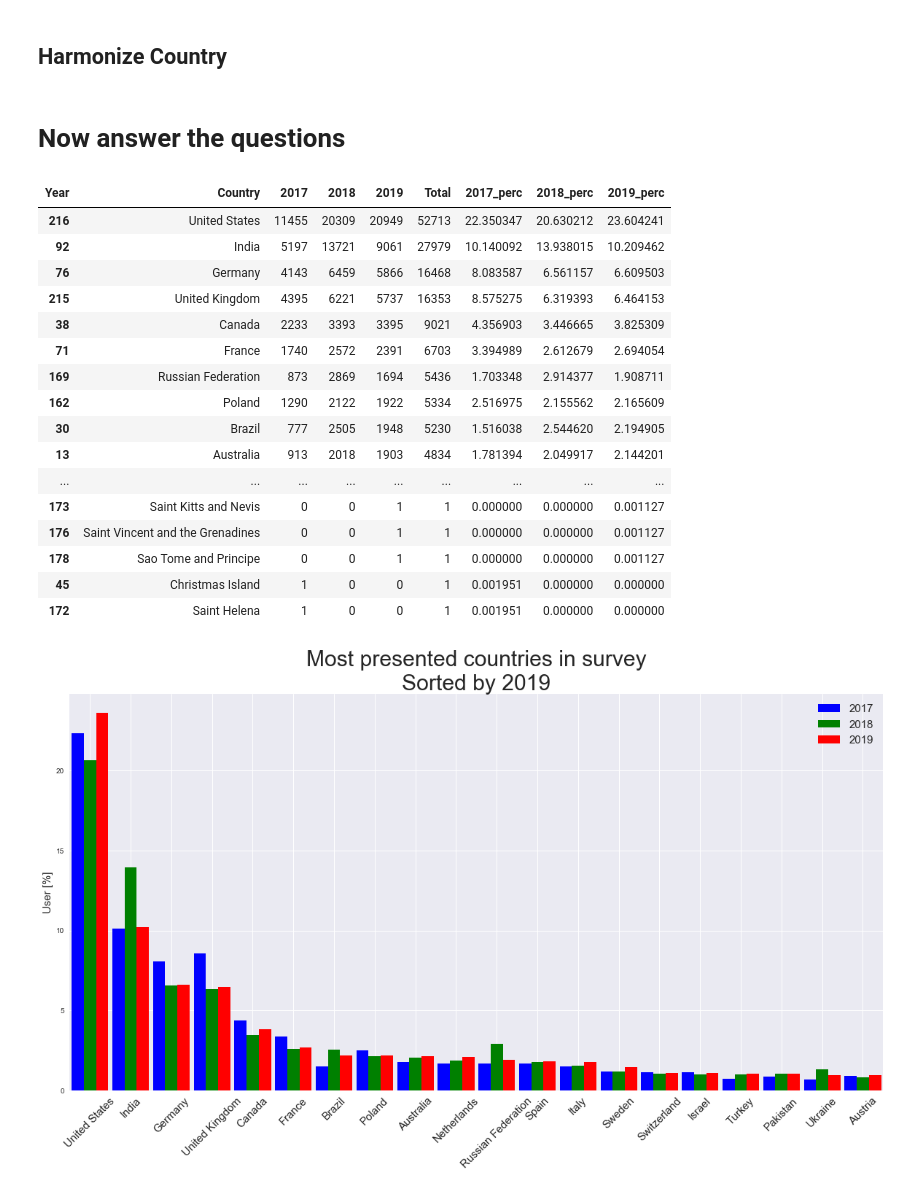
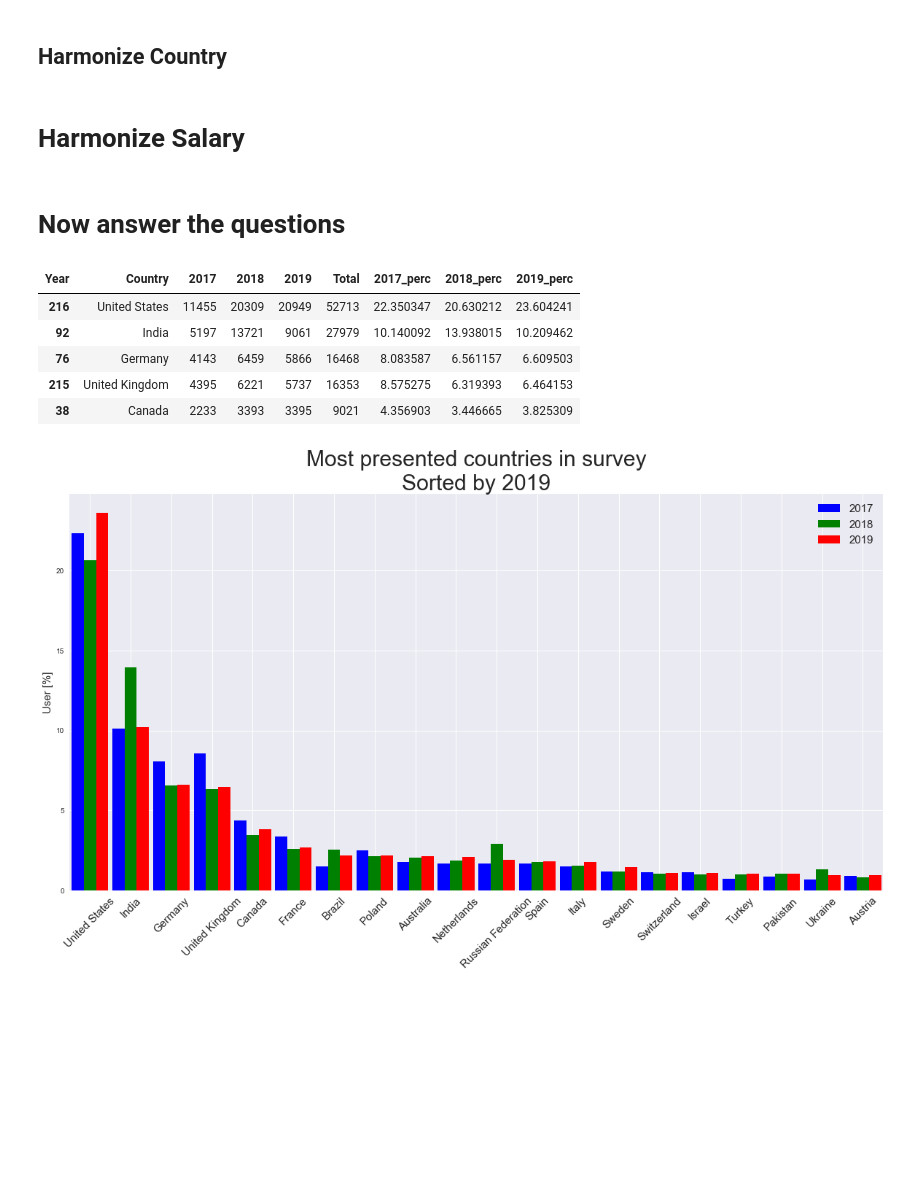
Before and after one commit to LukeErren/Stack-Overflow-analysis, a Jupyter notebook: Stack Overflow Survey analysis.ipynb, the cells around one changed output. Drawn from its saved outputs; the diff is of its cells as text; code cells hidden in the pictures; blank space fills up the shorter version.

```diff
--- a/Stack Overflow Survey analysis.ipynb
+++ b/Stack Overflow Survey analysis.ipynb
@@ -62,10 +59,17 @@ df_2019.rename(columns={'Country'            : 'Country',
                         'LanguageWorkedWith' : 'Languages',
                         'ConvertedComp'      : 'Salary'
                        }, inplace=True)
+df_2019['Salary'] = df_2019['Salary'] /100
 df_2019['Year'] = 2019
 
 # Make one large dataframe with all three surveys
 df = pd.concat([df_2017,df_2018,df_2019],ignore_index=True)
+
+# Delete the unused dataframes to free some memory
+print ( "%s surveys in 2017" % df_2017.shape[0])
+print ( "%s surveys in 2018" % df_2018.shape[0])
+print ( "%s surveys in 2019" % df_2019.shape[0])
+
 
 # Delete the unused dataframes to free some memory
 del df_2017
@@ -76,7 +80,7 @@ del df_2019
 # Count the number of Programming Languages per entry
 df['Number_of_languages'] = df['Languages'].str.split(';').str.len()
 
-print ( "%s rows imported" % df.shape[0])
+print ( "Total %s rows imported" % df.shape[0])
 # %% [output]
 of pandas will change to not sort by default.
 
@@ -201,8 +208,7 @@ DictionaryYearsJob = { 'Less than a year' : '00-02 years' ,
                        '3-5 years' : '03-05 years' ,
                        '6-8 years' : '06-08 years' ,
                        '9-11 years' : '09-11 years' ,
-                       'More than 50 years' : '20 or more years',
-
+                       'More than 50 years' : '20 or more years'
                     }
 
 df["YearsCodedJob"].replace(DictionaryYearsJob, inplace=True)
@@ -230,39 +236,33 @@ DictionaryCountry = {'Iran, Islamic Republic of...':'Iran' ,
                     }
 
 df["Country"].replace(DictionaryCountry, inplace=True)
+# %% [markdown]
+# Harmonize Salary
+# %%
+# in 2018 and 2019 the salary was in cents. Divide by 100 to get USD
+df.loc[df['Year'].isin([2018, 2019]), 'Salary']=df.loc[df['Year'].isin([2018, 2019]), 'Salary']/100
 # %% [markdown]
 # Now answer the questions
 # %%
 # And make now a table from all countries
 df_country = df.pivot_table( index='Country', columns='Year', aggfunc=len, fill_value=0, values ='YearsCodedJob').reset_index()
 
 df_country['Total'] = df_country[2017]+df_country[2018]+df_country[2019]
 df_country['2017_perc'] = (df_country[2017]/df_country[2017].sum())*100
 df_country['2018_perc'] = (df_country[2018]/df_country[2018].sum())*100
 df_country['2019_perc'] = (df_country[2019]/df_country[2019].sum())*100
 df_country = df_country.sort_values('Total', ascending=False)
 
 # Increase the number of rows displayed, to see all countries
-pd.set_option('display.max_rows', 500)
-df_country
+# pd.set_option('display.max_rows', 500)
+df_country.head()
 # %% [output]
 | Year | Country | 2017 | 2018 | 2019 | Total | 2017_perc | 2018_perc | 2019_perc |
 | 216 | United States | 11455 | 20309 | 20949 | 52713 | 22.350347 | 20.630212 | 23.604241 |
 | 92 | India | 5197 | 13721 | 9061 | 27979 | 10.140092 | 13.938015 | 10.209462 |
 | 76 | Germany | 4143 | 6459 | 5866 | 16468 | 8.083587 | 6.561157 | 6.609503 |
 | 215 | United Kingdom | 4395 | 6221 | 5737 | 16353 | 8.575275 | 6.319393 | 6.464153 |
 | 38 | Canada | 2233 | 3393 | 3395 | 9021 | 4.356903 | 3.446665 | 3.825309 |
-| 71 | France | 1740 | 2572 | 2391 | 6703 | 3.394989 | 2.612679 | 2.694054 |
-| 169 | Russian Federation | 873 | 2869 | 1694 | 5436 | 1.703348 | 2.914377 | 1.908711 |
-| 162 | Poland | 1290 | 2122 | 1922 | 5334 | 2.516975 | 2.155562 | 2.165609 |
-| 30 | Brazil | 777 | 2505 | 1948 | 5230 | 1.516038 | 2.544620 | 2.194905 |
-| 13 | Australia | 913 | 2018 | 1903 | 4834 | 1.781394 | 2.049917 | 2.144201 |
-| ... | ... | ... | ... | ... | ... | ... | ... | ... |
-| 173 | Saint Kitts and Nevis | 0 | 0 | 1 | 1 | 0.000000 | 0.000000 | 0.001127 |
-| 176 | Saint Vincent and the Grenadines | 0 | 0 | 1 | 1 | 0.000000 | 0.000000 | 0.001127 |
-| 178 | Sao Tome and Principe | 0 | 0 | 1 | 1 | 0.000000 | 0.000000 | 0.001127 |
-| 45 | Christmas Island | 1 | 0 | 0 | 1 | 0.001951 | 0.000000 | 0.000000 |
-| 172 | Saint Helena | 1 | 0 | 0 | 1 | 0.001951 | 0.000000 | 0.000000 |
 # %%
 fig, ax = plt.subplots(figsize=(20,10))
 
```
Also changed, not shown: parts of 4 cells of this notebook.
